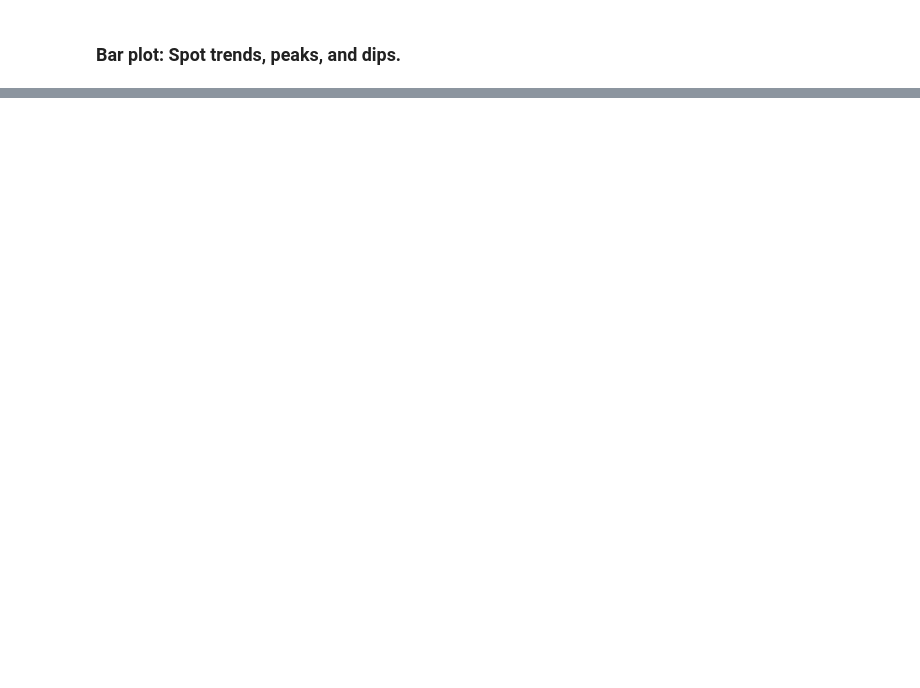
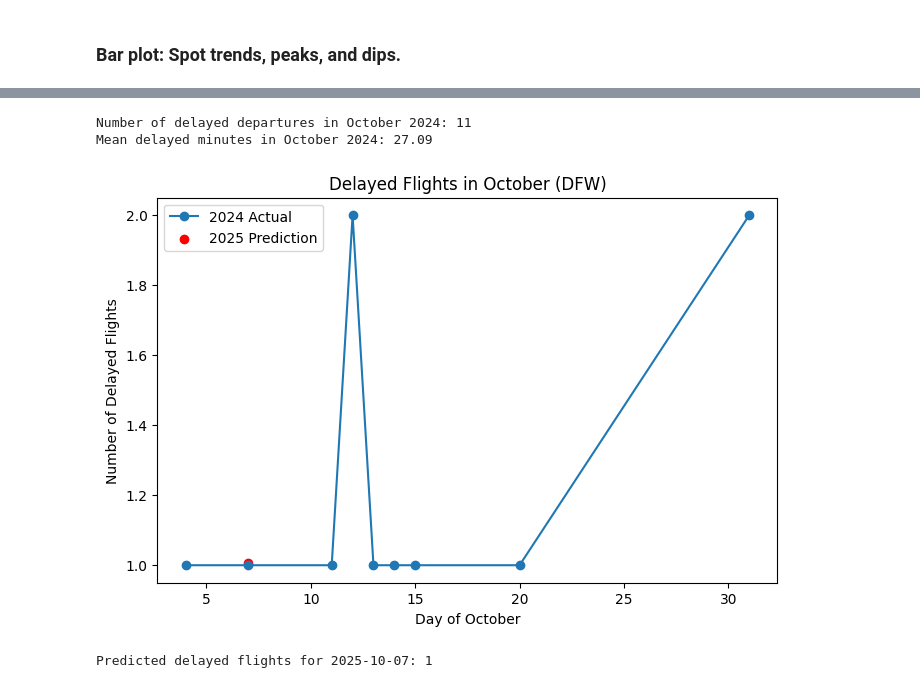
Before and after one commit to brunopulheze/data-analytics-preprocessing, a Jupyter notebook: eda-flight-delay-2024.ipynb, the cells around one changed output, grey strips where cells are left out. Drawn from its saved outputs; the diff is of its cells as text; code cells hidden in the pictures; blank space fills up the shorter version.

```diff
--- a/eda-flight-delay-2024.ipynb
+++ b/eda-flight-delay-2024.ipynb
@@ -306,0 +402,3 @@ Based on the t-test results, we found a significant difference in mean flight ar
+# %%
+df_delayed_dfw = df_cleaned[df_cleaned['origin'] == 'DFW']
+df_delayed_dfw.head()
@@ -306,0 +509,48 @@ Based on the t-test results, we found a significant difference in mean flight ar
+# %%
+# Filter for October 2024 delayed departures in df_delayed_dfw
+oct_delayed = df_delayed_dfw[(df_delayed_dfw['month'] == 10) & (df_delayed_dfw['dep_delay'] > 0)]
+
+# Number of delayed flights
+num_oct_delayed = oct_delayed.shape[0]
+
+# Mean of delayed minutes
+mean_oct_delayed = oct_delayed['dep_delay'].mean()
+
+print(f"Number of delayed departures in October 2024: {num_oct_delayed}")
+print(f"Mean delayed minutes in October 2024: {mean_oct_delayed:.2f}")
+# %% [output]
+Number of delayed departures in October 2024: 11
+Mean delayed minutes in October 2024: 27.09
+# %%
+# Filter delayed flights from October 2024
+oct_delayed_dfw = df_delayed_dfw[(df_delayed_dfw['month'] == 10) & (df_delayed_dfw['dep_delay'] > 0)]
+
+# Group by day and count delayed flights
+oct_delayed_counts = oct_delayed_dfw.groupby('day_of_month').size().reset_index(name='delayed_count')
+
+# Prepare features (day_of_month) and target (delayed_count)
+X = oct_delayed_counts[['day_of_month']]
+y = oct_delayed_counts['delayed_count']
+
+# Train linear regression model
+model = LinearRegression()
+model.fit(X, y)
+
+# Predict for 10/07/2025 (day_of_month = 7)
+pred_day = np.array([[7]])
+pred_count = model.predict(pred_day)[0]
+
+# Plot actual counts and prediction
+plt.figure(figsize=(8,5))
+plt.plot(oct_delayed_counts['day_of_month'], oct_delayed_counts['delayed_count'], marker='o', label='2024 Actual')
+plt.scatter(7, pred_count, color='red', label='2025 Prediction')
+plt.xlabel('Day of October')
+plt.ylabel('Number of Delayed Flights')
+plt.title('Delayed Flights in October (DFW)')
+plt.legend()
+plt.show()
+
+print(f"Predicted delayed flights for 2025-10-07: {int(round(pred_count))}")
+# %% [output]
+[figure, added]
+Predicted delayed flights for 2025-10-07: 1
```
Also changed, not shown: parts of 34 cells of this notebook, 2 other files.
